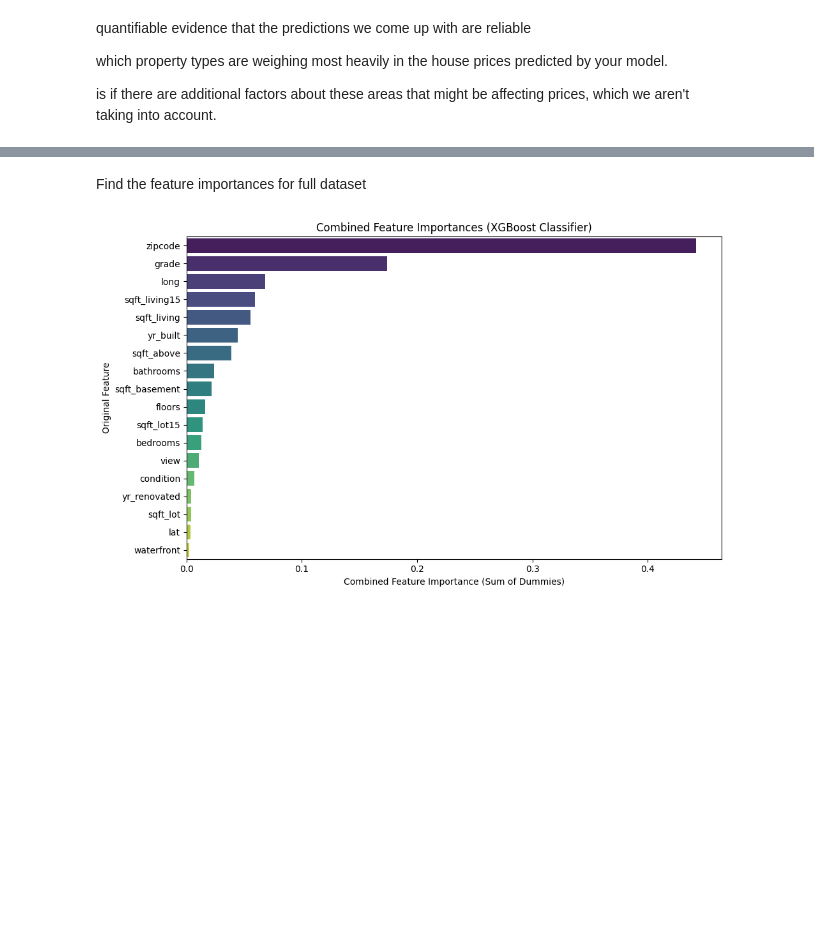
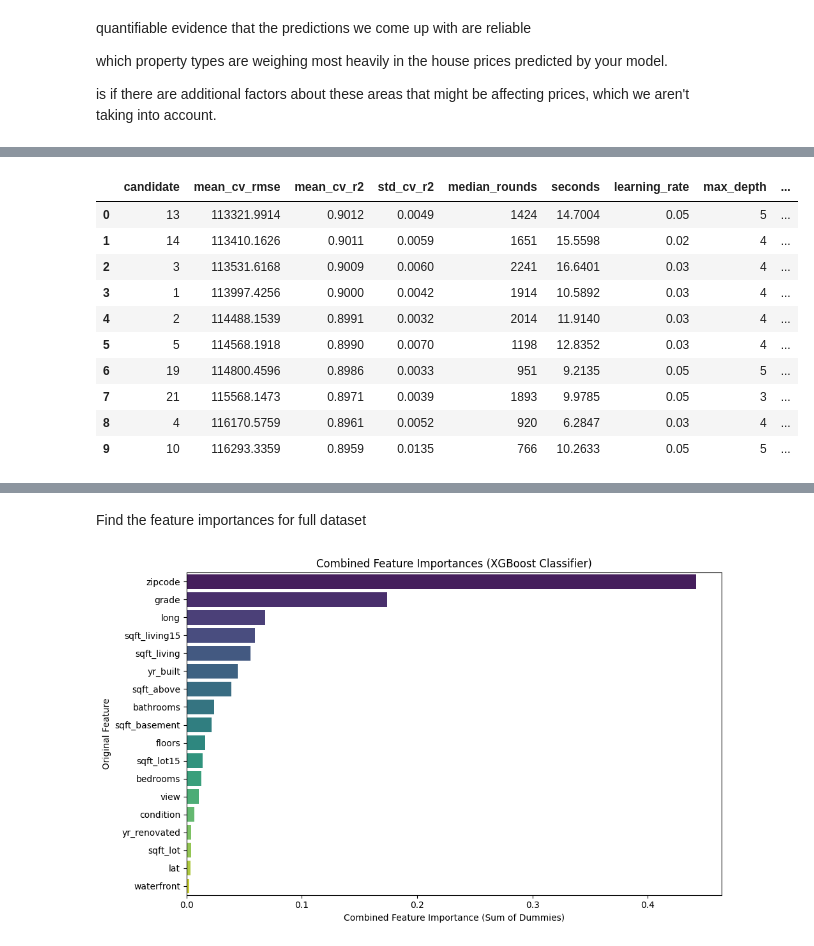
Before and after one commit to haydencase0/MachineLearning, a Jupyter notebook: notebooks/starter_housing.ipynb, the cells around one changed output, grey strips where cells are left out. Cells and saved outputs as stored; diff of their text form; code cells hidden in the pictures; blank space fills up the shorter version.

```diff
--- a/notebooks/starter_housing.ipynb
+++ b/notebooks/starter_housing.ipynb
@@ -67,0 +139,59 @@ Classifier Accuracy: 0.8845
+# %%
+# Fixed, reproducible candidate list. No settings are selected using test labels.
+common = dict(learning_rate=0.03, max_depth=4, min_child_weight=5,
+              reg_lambda=5, subsample=0.9, colsample_bytree=0.9)
+candidates = []
+for feature_name, categorical_zip in [('original', False), ('engineered', False), ('engineered', True)]:
+    for log_price in [False, True]:
+        candidates.append(dict(common, features=feature_name,
+                               categorical_zip=categorical_zip, log_price=log_price))
+random_candidates = list(ParameterSampler({
+    'features': ['engineered'], 'categorical_zip': [False, True], 'log_price': [False, True],
+    'learning_rate': [0.02, 0.03, 0.05], 'max_depth': [3, 4, 5, 6],
+    'min_child_weight': [1, 5, 10], 'reg_lambda': [1, 5, 10],
+    'subsample': [0.8, 1.0], 'colsample_bytree': [0.8, 1.0],
+}, n_iter=18, random_state=42))
+candidates.extend(random_candidates)
+
+folds = list(KFold(n_splits=3, shuffle=True, random_state=42).split(train_rows))
+cv_records = []
+for candidate_id, settings in enumerate(candidates):
+    started = time.perf_counter()
+    fold_rmse, fold_r2, rounds = [], [], []
+    all_features = feature_sets[settings['features']]
+    for fold_id, (fit_positions, validation_positions) in enumerate(folds):
+        fitting_rows = train_rows[fit_positions]
+        validation_rows = train_rows[validation_positions]
+        inner_fit, inner_stop = train_test_split(fitting_rows, test_size=0.15, random_state=100 + fold_id)
+        fit_X, stop_X, validation_X = align_zipcodes(
+            all_features.iloc[inner_fit], all_features.iloc[inner_stop],
+            all_features.iloc[validation_rows], categorical=settings['categorical_zip'])
+        target = np.log1p(y) if settings['log_price'] else y
+        stopping_model = create_model(settings, stopping=True)
+        stopping_model.fit(fit_X, target[inner_fit], eval_set=[(stop_X, target[inner_stop])], verbose=False)
+        best_rounds = int(stopping_model.best_iteration) + 1
+        # Refit on the whole outer training fold before scoring its untouched validation rows.
+        fit_X, validation_X = align_zipcodes(all_features.iloc[fitting_rows],
+            all_features.iloc[validation_rows], categorical=settings['categorical_zip'])
+        fold_model = create_model(settings, n_estimators=best_rounds)
+        fold_model.fit(fit_X, target[fitting_rows], verbose=False)
+        fold_predictions = predict_price(fold_model, validation_X, settings['log_price'])
+        fold_rmse.append(float(np.sqrt(mean_squared_error(y[validation_rows], fold_predictions))))
+        fold_r2.append(float(r2_score(y[validation_rows], fold_predictions)))
+        rounds.append(best_rounds)
+    cv_records.append({'candidate': candidate_id, 'mean_cv_rmse': np.mean(fold_rmse),
+                       'mean_cv_r2': np.mean(fold_r2), 'std_cv_r2': np.std(fold_r2),
+                       'median_rounds': int(np.median(rounds)),
+                       'seconds': time.perf_counter() - started, **settings})
+    print(f"Candidate {candidate_id + 1:02d}/{len(candidates)}: CV R2={np.mean(fold_r2):.4f}; "
+          f"RMSE=${np.mean(fold_rmse):,.0f}; log={settings['log_price']}; categorical ZIP={settings['categorical_zip']}", flush=True)
+
+cv_results = pd.DataFrame(cv_records).sort_values('mean_cv_rmse').reset_index(drop=True)
+selected_id = int(cv_results.iloc[0]['candidate'])
+selected_settings = candidates[selected_id]
+selected_rounds = int(cv_results.iloc[0]['median_rounds'])
+# Model settings and tree count are frozen before evaluating the test 20%.
+print('Selected settings:', selected_settings)
+print('Selected number of trees (median of training-only stopping splits):', selected_rounds)
+display(cv_results.head(10).round(4))
+# %% [output]
@@ -67,0 +215,11 @@ Classifier Accuracy: 0.8845
+|  | candidate | mean_cv_rmse | mean_cv_r2 | std_cv_r2 | median_rounds | seconds | learning_rate | max_depth | ... |
+| 0 | 13 | 113321.9914 | 0.9012 | 0.0049 | 1424 | 14.7004 | 0.05 | 5 | ... |
+| 1 | 14 | 113410.1626 | 0.9011 | 0.0059 | 1651 | 15.5598 | 0.02 | 4 | ... |
+| 2 | 3 | 113531.6168 | 0.9009 | 0.0060 | 2241 | 16.6401 | 0.03 | 4 | ... |
+| 3 | 1 | 113997.4256 | 0.9000 | 0.0042 | 1914 | 10.5892 | 0.03 | 4 | ... |
+| 4 | 2 | 114488.1539 | 0.8991 | 0.0032 | 2014 | 11.9140 | 0.03 | 4 | ... |
+| 5 | 5 | 114568.1918 | 0.8990 | 0.0070 | 1198 | 12.8352 | 0.03 | 4 | ... |
+| 6 | 19 | 114800.4596 | 0.8986 | 0.0033 | 951 | 9.2135 | 0.05 | 5 | ... |
+| 7 | 21 | 115568.1473 | 0.8971 | 0.0039 | 1893 | 9.9785 | 0.05 | 3 | ... |
+| 8 | 4 | 116170.5759 | 0.8961 | 0.0052 | 920 | 6.2847 | 0.03 | 4 | ... |
+| 9 | 10 | 116293.3359 | 0.8959 | 0.0135 | 766 | 10.2633 | 0.05 | 5 | ... |
```
Also changed, not shown: parts of 10 cells of this notebook, 2 other files.
